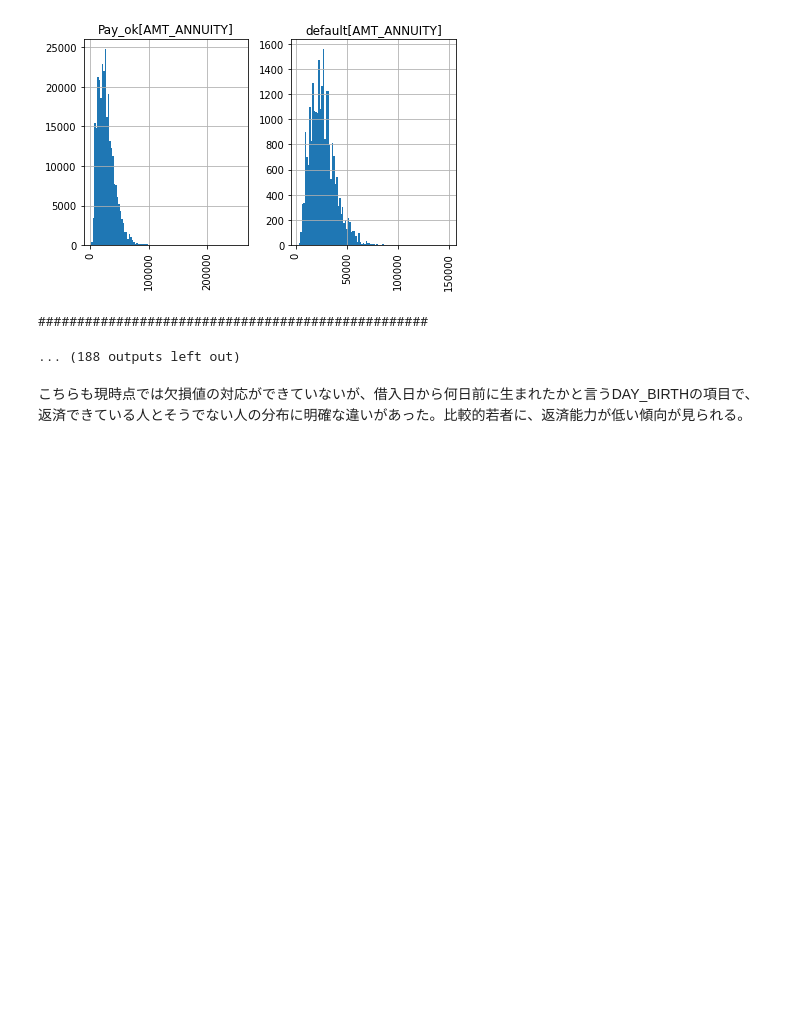
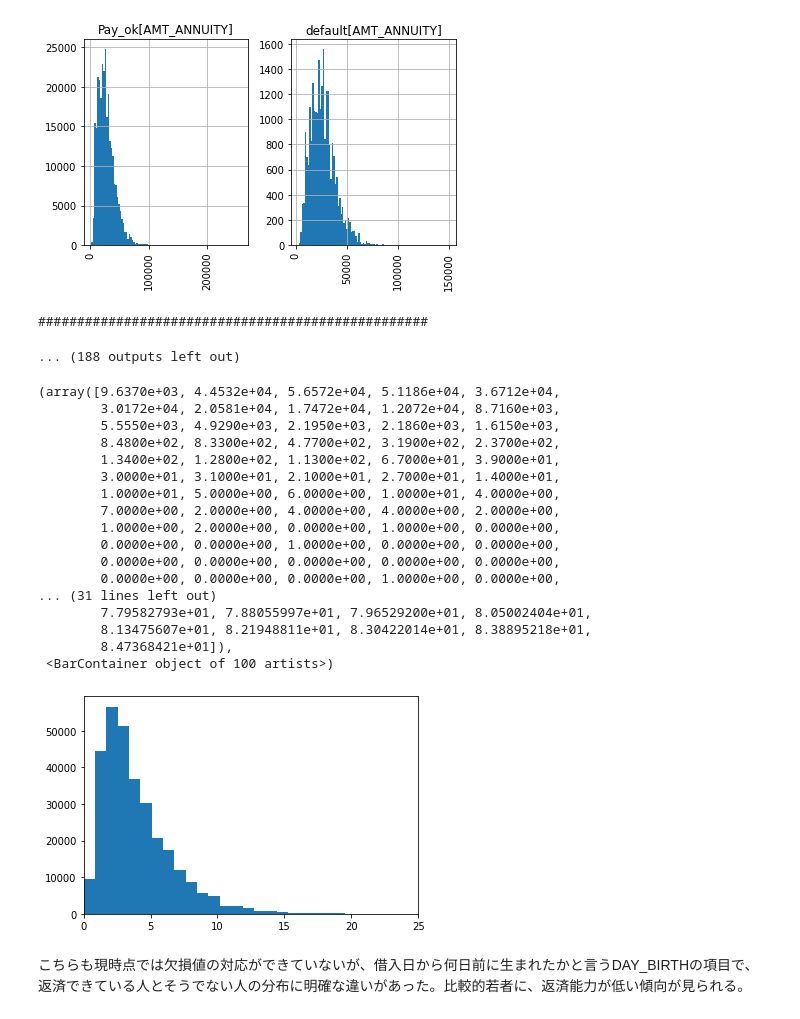
Before and after one commit to shota1201/diveintocode-ml, a Jupyter notebook: DIVE_INTO_CODE/python/week3/week3-1.ipynb, the cells around one changed output. Cells and saved outputs as stored; diff of their text form; code cells hidden in the pictures; blank space fills up the shorter version.

```diff
--- a/DIVE_INTO_CODE/python/week3/week3-1.ipynb
+++ b/DIVE_INTO_CODE/python/week3/week3-1.ipynb
@@ -436,6 +433,30 @@ for col in numerical_feats:
 [figure]
 ##################################################
 ... (188 outputs left out)
+# %%
+a = pd.DataFrame([])
+a['credit_ratio'] = train['AMT_CREDIT'] / train['AMT_INCOME_TOTAL']
+plt.xlim(0, 25)
+plt.hist(a['credit_ratio'], bins=100)
+# %% [output]
+(array([9.6370e+03, 4.4532e+04, 5.6572e+04, 5.1186e+04, 3.6712e+04,
+        3.0172e+04, 2.0581e+04, 1.7472e+04, 1.2072e+04, 8.7160e+03,
+        5.5550e+03, 4.9290e+03, 2.1950e+03, 2.1860e+03, 1.6150e+03,
+        8.4800e+02, 8.3300e+02, 4.7700e+02, 3.1900e+02, 2.3700e+02,
+        1.3400e+02, 1.2800e+02, 1.1300e+02, 6.7000e+01, 3.9000e+01,
+        3.0000e+01, 3.1000e+01, 2.1000e+01, 2.7000e+01, 1.4000e+01,
+        1.0000e+01, 5.0000e+00, 6.0000e+00, 1.0000e+01, 4.0000e+00,
+        7.0000e+00, 2.0000e+00, 4.0000e+00, 4.0000e+00, 2.0000e+00,
+        1.0000e+00, 2.0000e+00, 0.0000e+00, 1.0000e+00, 0.0000e+00,
+        0.0000e+00, 0.0000e+00, 1.0000e+00, 0.0000e+00, 0.0000e+00,
+        0.0000e+00, 0.0000e+00, 0.0000e+00, 0.0000e+00, 0.0000e+00,
+        0.0000e+00, 0.0000e+00, 0.0000e+00, 1.0000e+00, 0.0000e+00,
+... (31 lines left out)
+        7.79582793e+01, 7.88055997e+01, 7.96529200e+01, 8.05002404e+01,
+        8.13475607e+01, 8.21948811e+01, 8.30422014e+01, 8.38895218e+01,
+        8.47368421e+01]),
+ <BarContainer object of 100 artists>)
+[figure, added]
 # %% [markdown]
 こちらも現時点では欠損値の対応ができていないが、借入日から何日前に生まれたかと言うDAY_BIRTHの項目で、返済できている人とそうでない人の分布に明確な違いがあった。比較的若者に、返済能力が低い傾向が見られる。<br>
 # %%
```
Also changed, not shown: parts of 3 cells of this notebook.
